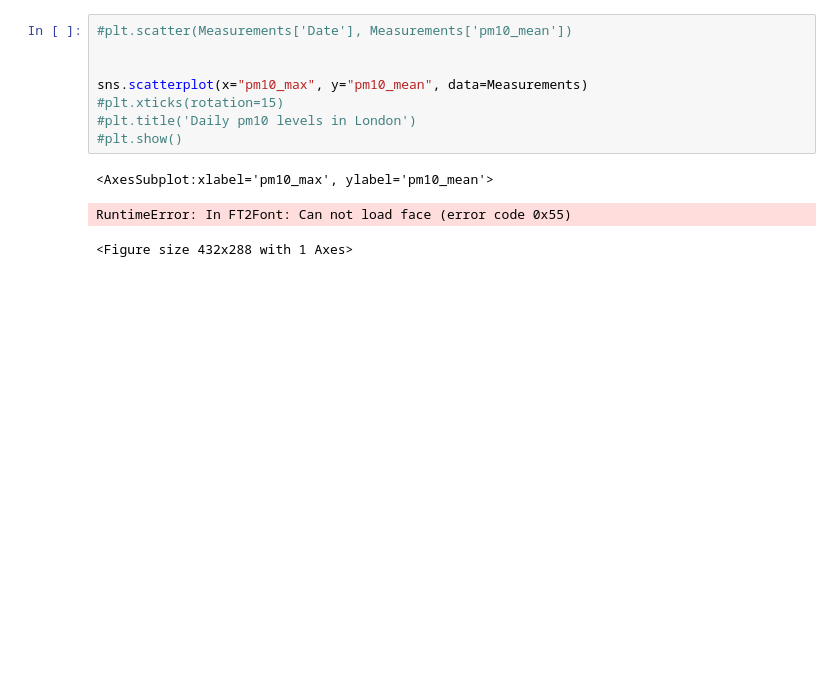
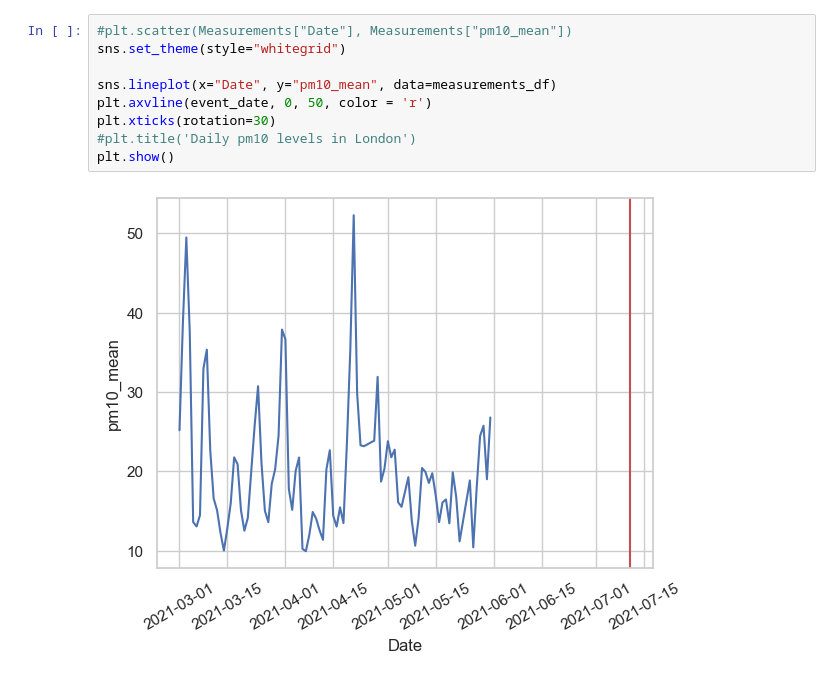
Before and after one commit to ayushoza1/air_quality_predictive_model, a Jupyter notebook: Event vs measure.ipynb, the cells around one changed output. Cells and saved outputs as stored; diff of their text form; blank space fills up the shorter version.

Commit message:
Added plots from the regression notebook

```diff
--- a/Event vs measure.ipynb
+++ b/Event vs measure.ipynb
@@ -320,13 +339,12 @@ Measurements.head()
 # %%
-#plt.scatter(Measurements['Date'], Measurements['pm10_mean'])
+#plt.scatter(Measurements["Date"], Measurements["pm10_mean"])
+sns.set_theme(style="whitegrid")
 
-
-sns.scatterplot(x="pm10_max", y="pm10_mean", data=Measurements)
-#plt.xticks(rotation=15)
+sns.lineplot(x="Date", y="pm10_mean", data=measurements_df)
+plt.axvline(event_date, 0, 50, color = 'r')
+plt.xticks(rotation=30)
 #plt.title('Daily pm10 levels in London')
-#plt.show()
+plt.show()
 # %% [output]
-<AxesSubplot:xlabel='pm10_max', ylabel='pm10_mean'>
-RuntimeError: In FT2Font: Can not load face (error code 0x55)
-<Figure size 432x288 with 1 Axes>
+[figure, added]
 # %%
```
Also changed, not shown: parts of 16 cells of this notebook.
